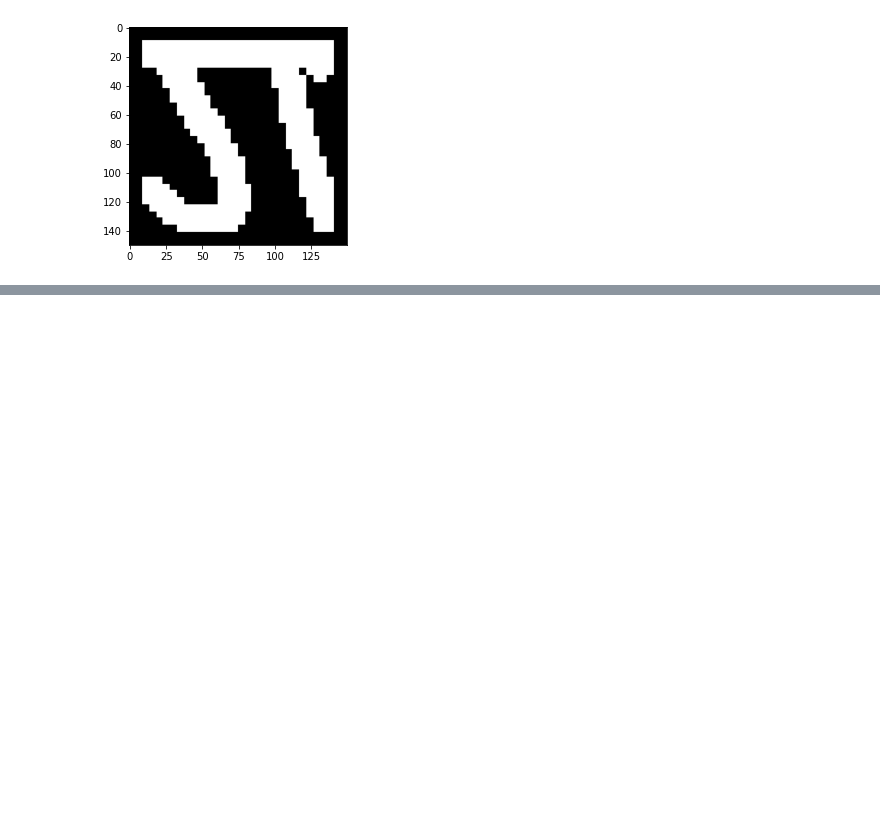
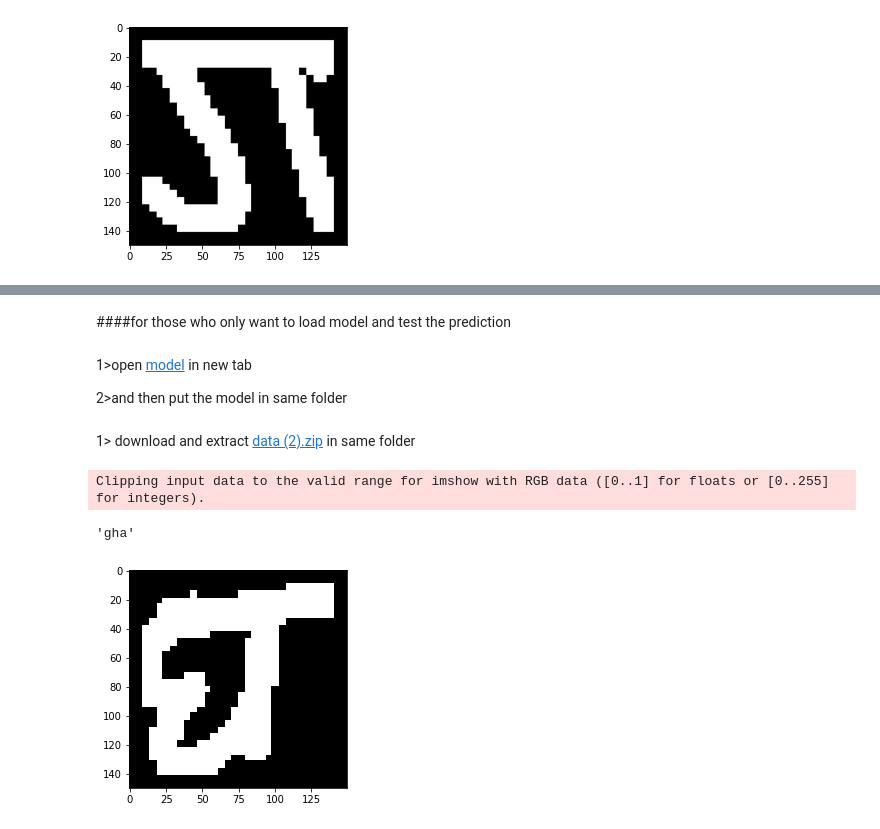
Before and after one commit to rockerritesh/Nepali_devanagari_Classifier, a Jupyter notebook: Nepali_devanagari_Classifier(Ka,Kha,Ga).ipynb, the cells around one changed output, grey strips where cells are left out. Saved outputs shown, nothing was run; the diff lists cells and outputs as text; code cells hidden in the pictures; blank space fills up the shorter version.

```diff
--- a/Nepali_devanagari_Classifier(Ka,Kha,Ga).ipynb
+++ b/Nepali_devanagari_Classifier(Ka,Kha,Ga).ipynb
@@ -274,0 +272,37 @@ Clipping input data to the valid range for imshow with RGB data ([0..1] for floa
+# %% [markdown]
+####for those who only want to load model and test the prediction
+# %% [markdown]
+1>open [model](https://drive.google.com/file/d/1UY4wQb-U7B0CqAVcSjMJKYb2r346286w/view?usp=sharing) in new tab
+
+
+2>and then put the model in same folder
+# %%
+from tensorflow import keras
+import numpy as np
+
+model = keras.models.load_model('katogha.h5')  #to load the model
+# %%
+a=np.array(['yna','taamatar','thaa','daa','dhaa','adna','tabala','tha','da','dha','ka','na','pa','pha','ba','bha','ma','yaw','ra','la','waw','motosaw','petchiryakha','patalosaw','ha','chhya','tra','gya','ga','gha','kna','cha','chha','ja','jha'])
+# %% [markdown]
+1> download and extract [data (2).zip](%5Bmodel%5D%28https://drive.google.com/file/d/1UY4wQb-U7B0CqAVcSjMJKYb2r346286w/view?usp=sharing%29) in same folder
+# %%
+path="data/Test_data/character_3_ga/13316.png"  #enter  path of predecting image
+
+from keras.preprocessing.image import ImageDataGenerator, array_to_img, img_to_array, load_img
+test=load_img(path,grayscale=False,target_size=(150,150))
+test1 = img_to_array(test)
+test1.shape
+import matplotlib.pyplot as plt
+
+plt.imshow(test1.reshape(150,150,3))
+test1=test1/255
+
+
+y=model.predict(test1.reshape(1,150,150,3))
+p=np.argmax(y)-1
+
+a[p]
+# %% [output]
+Clipping input data to the valid range for imshow with RGB data ([0..1] for floats or [0..255] for integers).
+'gha'
+[figure, added]
```
Also changed, not shown: parts of 1 cell of this notebook.
